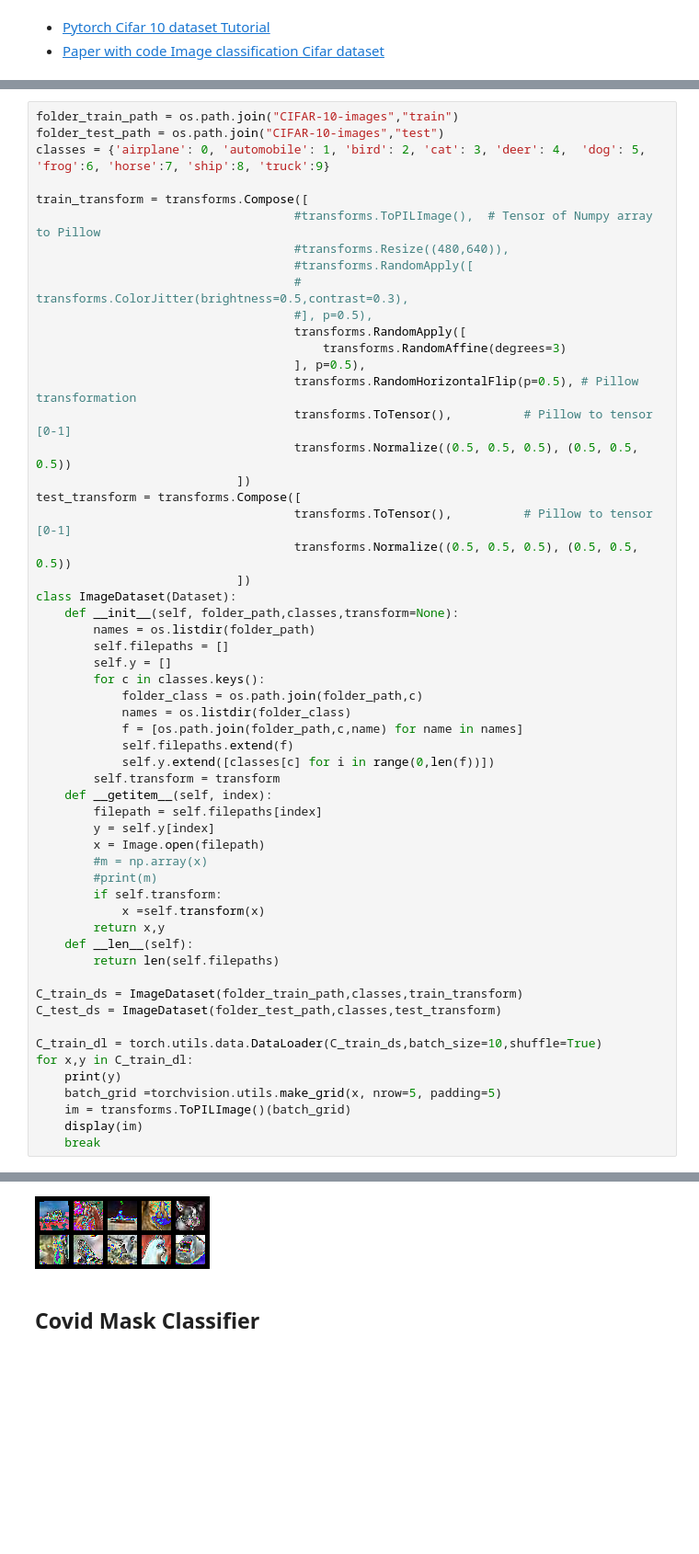
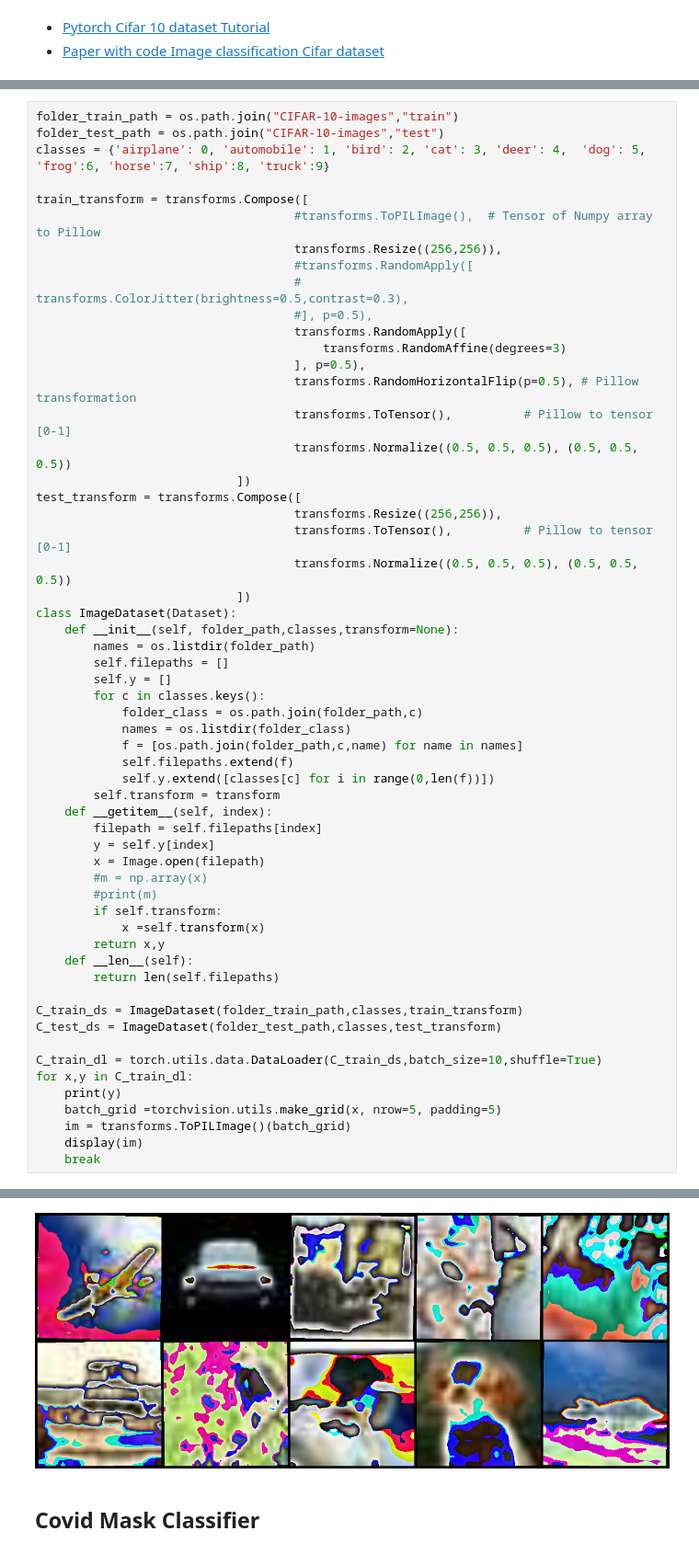
Before and after one commit to visiont3lab/deep-learning-course, a Jupyter notebook: colab/ConvolutionClassifier.ipynb, the cells around one changed output, grey strips where cells are left out. Shown at 92% size. Drawn from its saved outputs; the diff is of its cells as text; blank space fills up the shorter version.

```diff
--- a/colab/ConvolutionClassifier.ipynb
+++ b/colab/ConvolutionClassifier.ipynb
@@ -54,7 +59,7 @@ classes = {'airplane': 0, 'automobile': 1, 'bird': 2, 'cat': 3, 'deer': 4,  'dog
 
 train_transform = transforms.Compose([
                                     #transforms.ToPILImage(),  # Tensor of Numpy array to Pillow
-                                    #transforms.Resize((480,640)),
+                                    transforms.Resize((256,256)),
                                     #transforms.RandomApply([
                                     #    transforms.ColorJitter(brightness=0.5,contrast=0.3),
                                     #], p=0.5),
@@ -66,6 +71,7 @@ train_transform = transforms.Compose([
                                     transforms.Normalize((0.5, 0.5, 0.5), (0.5, 0.5, 0.5))
                             ])
 test_transform = transforms.Compose([
+                                    transforms.Resize((256,256)),
                                     transforms.ToTensor(),          # Pillow to tensor [0-1]
                                     transforms.Normalize((0.5, 0.5, 0.5), (0.5, 0.5, 0.5))
                             ])
@@ -108,4 +114,4 @@ tensor([8, 7, 8, 3, 5, 3, 2, 2, 5, 9])
-[figure, old version]
+[figure, new version]
 # %% [markdown]
 ## Covid Mask Classifier
 # %%
```
Also changed, not shown: parts of 11 cells of this notebook.
